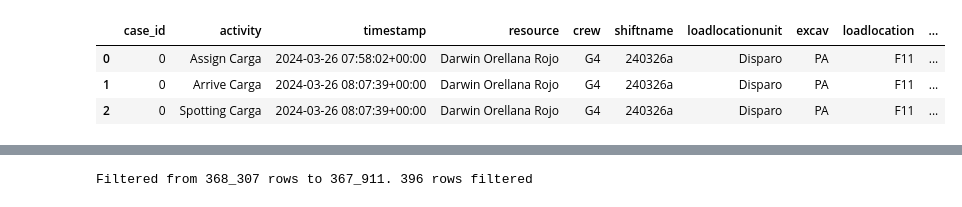
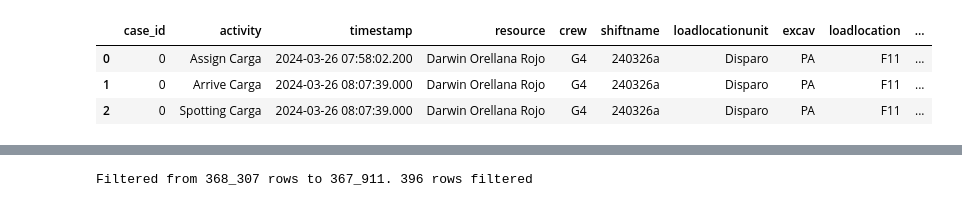
Before and after one commit to AlvaroEscalonaB/PM_MLP, a Jupyter notebook: dispatch-chancado.ipynb, the cells around one changed output, grey strips where cells are left out. Saved outputs shown, nothing was run; the diff lists cells and outputs as text; code cells hidden in the pictures.

```diff
--- a/dispatch-chancado.ipynb
+++ b/dispatch-chancado.ipynb
@@ -11,12 +14,12 @@ warnings.filterwarnings("ignore")
 # %%
-DATA_FILE_PATH = 'data/augmented_dispatch_event_log.parquet'
-df = pd.read_parquet(DATA_FILE_PATH)
+DATA_FILE_PATH = 'data/dispatch_data.csv'
+df = pd.read_csv(DATA_FILE_PATH)
 df = df.drop(columns=['shiftname.1'])
 df['timestamp'] = pd.to_datetime(df['timestamp'])
 df.head(3)
 # %% [output]
 |  | case_id | activity | timestamp | resource | crew | shiftname | loadlocationunit | excav | loadlocation | ... |
-| 0 | 0 | Assign Carga | 2024-03-26 07:58:02+00:00 | Darwin Orellana Rojo | G4 | 240326a | Disparo | PA | F11 | ... |
-| 1 | 0 | Arrive Carga | 2024-03-26 08:07:39+00:00 | Darwin Orellana Rojo | G4 | 240326a | Disparo | PA | F11 | ... |
-| 2 | 0 | Spotting Carga | 2024-03-26 08:07:39+00:00 | Darwin Orellana Rojo | G4 | 240326a | Disparo | PA | F11 | ... |
+| 0 | 0 | Assign Carga | 2024-03-26 07:58:02.200 | Darwin Orellana Rojo | G4 | 240326a | Disparo | PA | F11 | ... |
+| 1 | 0 | Arrive Carga | 2024-03-26 08:07:39.000 | Darwin Orellana Rojo | G4 | 240326a | Disparo | PA | F11 | ... |
+| 2 | 0 | Spotting Carga | 2024-03-26 08:07:39.000 | Darwin Orellana Rojo | G4 | 240326a | Disparo | PA | F11 | ... |
 # %%
```
Also changed, not shown: parts of 35 cells of this notebook.
